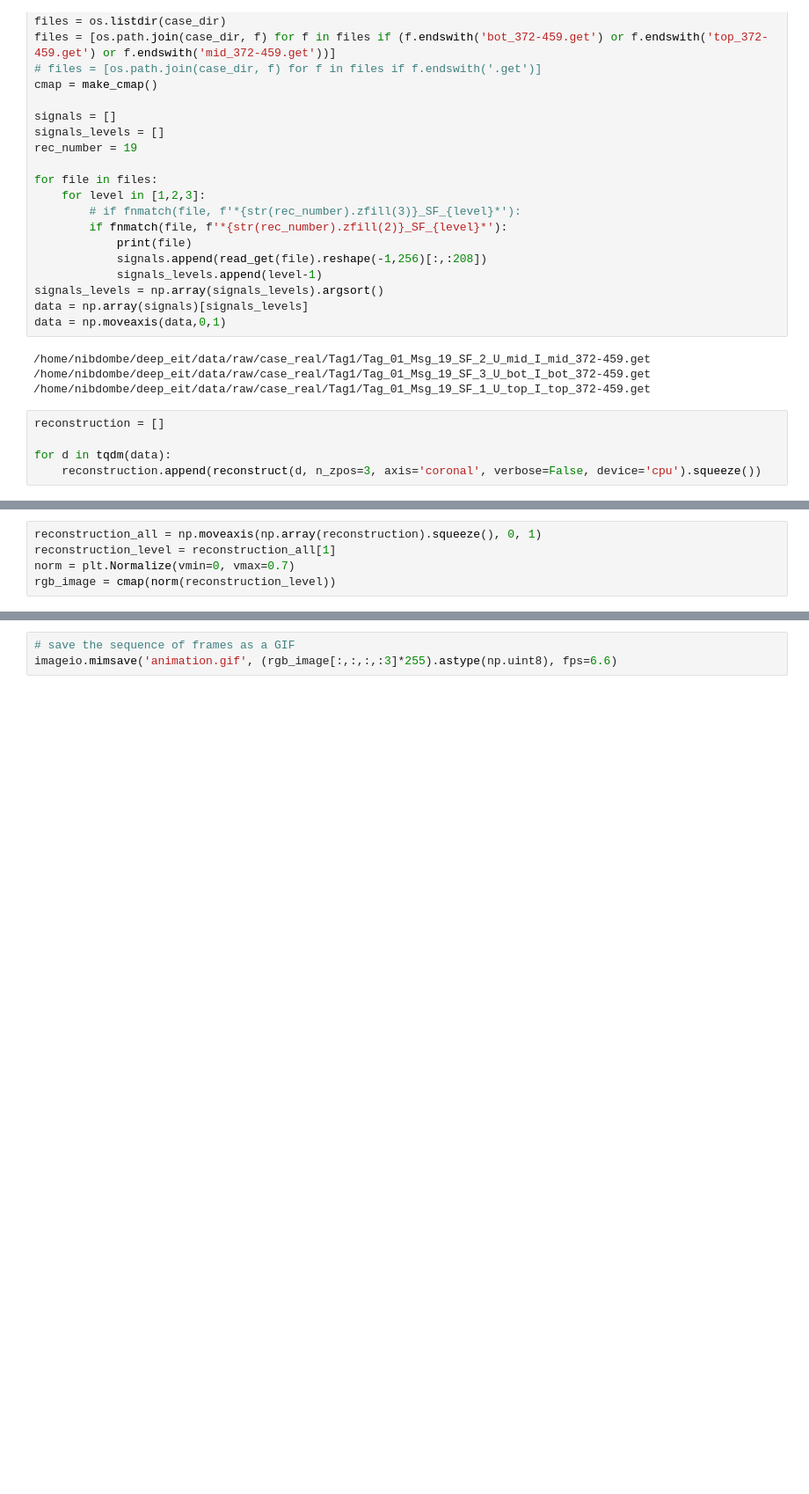
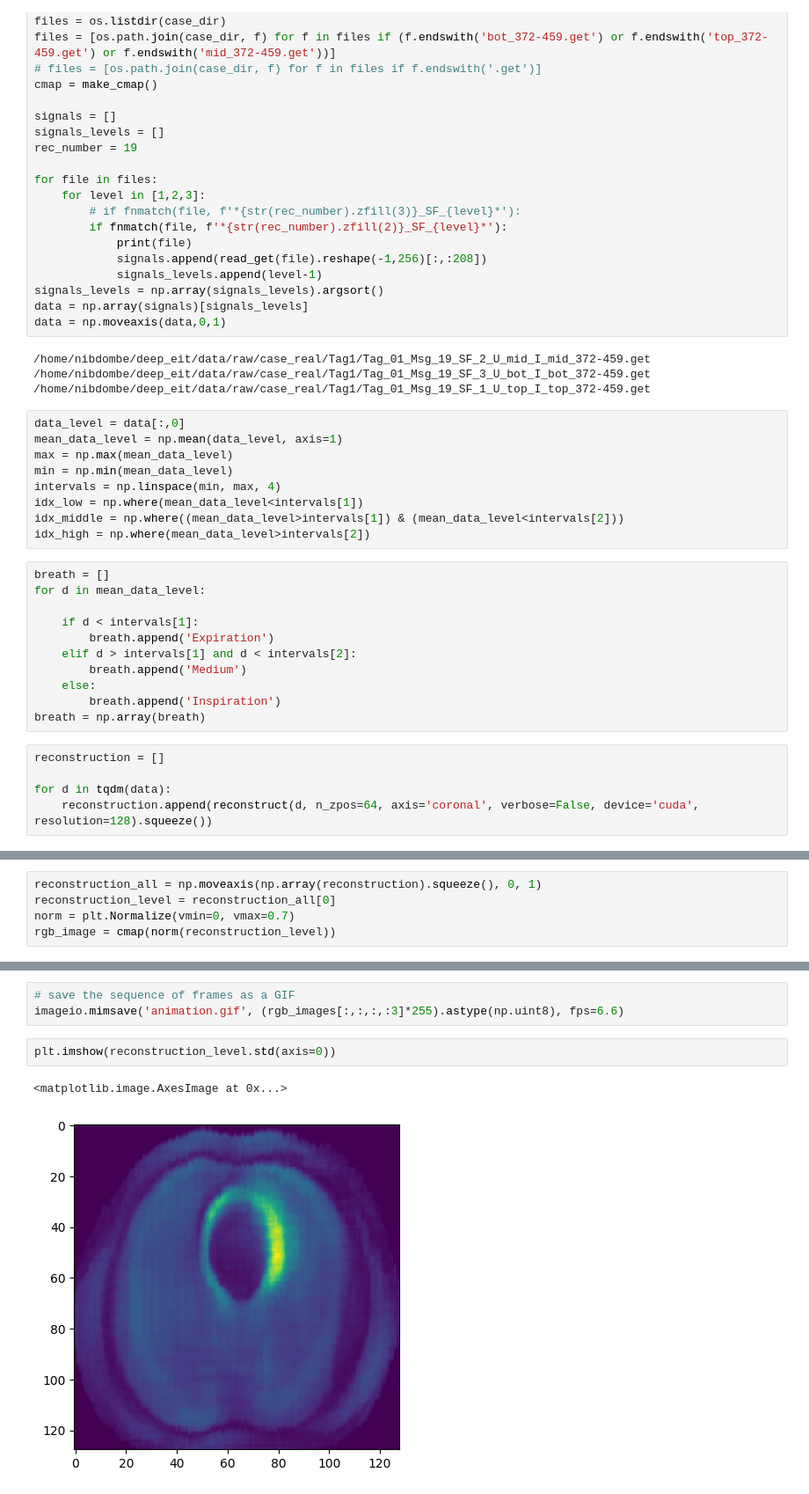
Before and after one commit to dmnk1308/RESIST, a Jupyter notebook: preprocess_real_data.ipynb, the cells around one changed output, grey strips where cells are left out. Shown at 88% size. Drawn from its saved outputs; the diff is of its cells as text; blank space fills up the shorter version.

```diff
--- a/preprocess_real_data.ipynb
+++ b/preprocess_real_data.ipynb
@@ -95,8 +93,28 @@ data = np.moveaxis(data,0,1)
 /home/nibdombe/deep_eit/data/raw/case_real/Tag1/Tag_01_Msg_19_SF_2_U_mid_I_mid_372-459.get
 /home/nibdombe/deep_eit/data/raw/case_real/Tag1/Tag_01_Msg_19_SF_3_U_bot_I_bot_372-459.get
 /home/nibdombe/deep_eit/data/raw/case_real/Tag1/Tag_01_Msg_19_SF_1_U_top_I_top_372-459.get
+# %%
+data_level = data[:,0]
+mean_data_level = np.mean(data_level, axis=1)
+max = np.max(mean_data_level)
+min = np.min(mean_data_level)
+intervals = np.linspace(min, max, 4)
+idx_low = np.where(mean_data_level<intervals[1])
+idx_middle = np.where((mean_data_level>intervals[1]) & (mean_data_level<intervals[2]))
+idx_high = np.where(mean_data_level>intervals[2])
+# %%
+breath = []
+for d in mean_data_level:
+
+    if d < intervals[1]:
+        breath.append('Expiration')
+    elif d > intervals[1] and d < intervals[2]:
+        breath.append('Medium')
+    else:
+        breath.append('Inspiration')
+breath = np.array(breath)
 # %%
 reconstruction = []
 
 for d in tqdm(data):
-    reconstruction.append(reconstruct(d, n_zpos=3, axis='coronal', verbose=False, device='cpu').squeeze())
+    reconstruction.append(reconstruct(d, n_zpos=64, axis='coronal', verbose=False, device='cuda', resolution=128).squeeze())
@@ -105,5 +121,5 @@ KeyboardInterrupt:
 # %%
 reconstruction_all = np.moveaxis(np.array(reconstruction).squeeze(), 0, 1)
-reconstruction_level = reconstruction_all[1]
+reconstruction_level = reconstruction_all[0]
 norm = plt.Normalize(vmin=0, vmax=0.7)
 rgb_image = cmap(norm(reconstruction_level))
@@ -110,3 +151,8 @@ rgb_image = cmap(norm(reconstruction_level))
 # %%
 # save the sequence of frames as a GIF
-imageio.mimsave('animation.gif', (rgb_image[:,:,:,:3]*255).astype(np.uint8), fps=6.6)
+imageio.mimsave('animation.gif', (rgb_images[:,:,:,:3]*255).astype(np.uint8), fps=6.6)
+# %%
+plt.imshow(reconstruction_level.std(axis=0))
+# %% [output]
+<matplotlib.image.AxesImage at 0x...>
+[figure, added]
```
Also changed, not shown: parts of 15 cells of this notebook, 11 other files.
